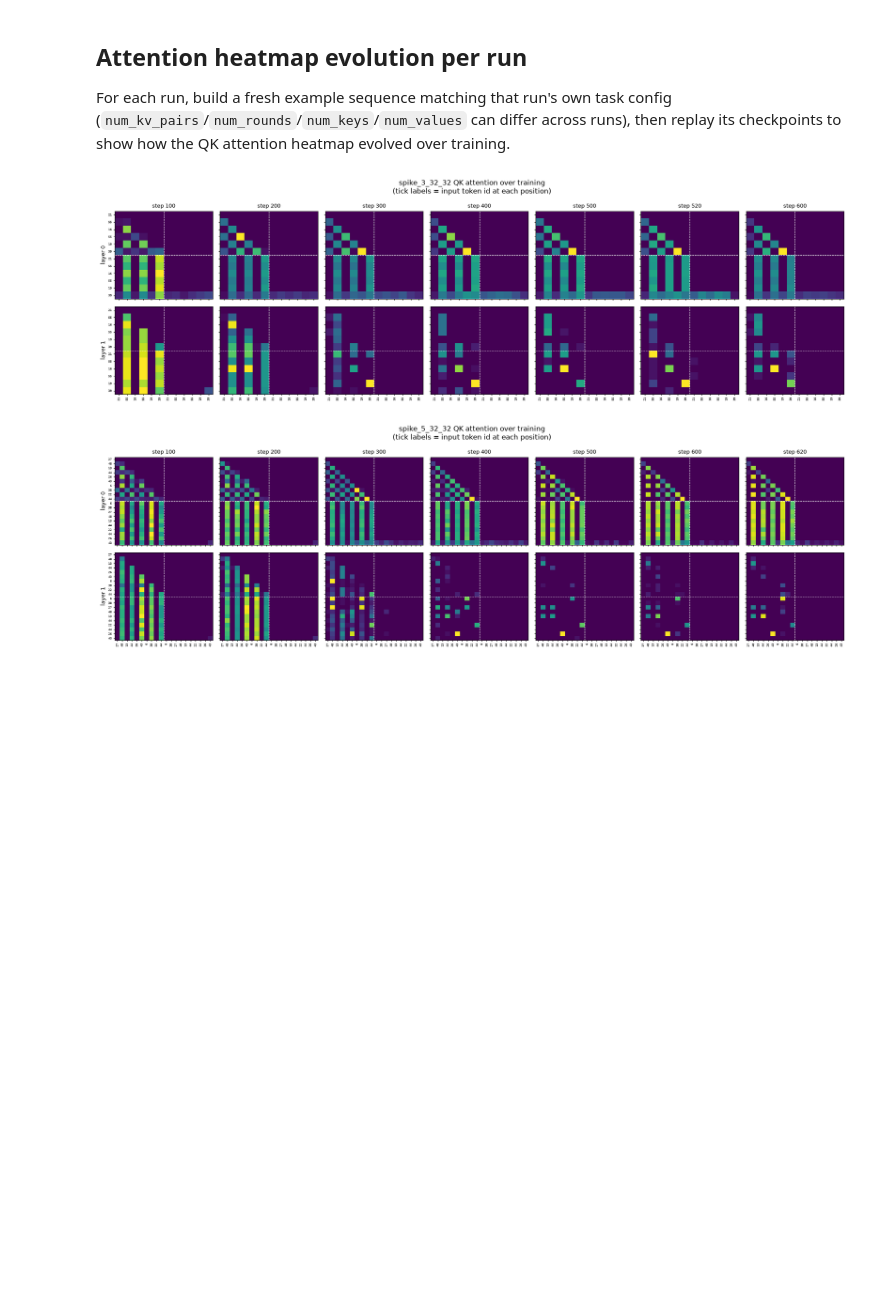
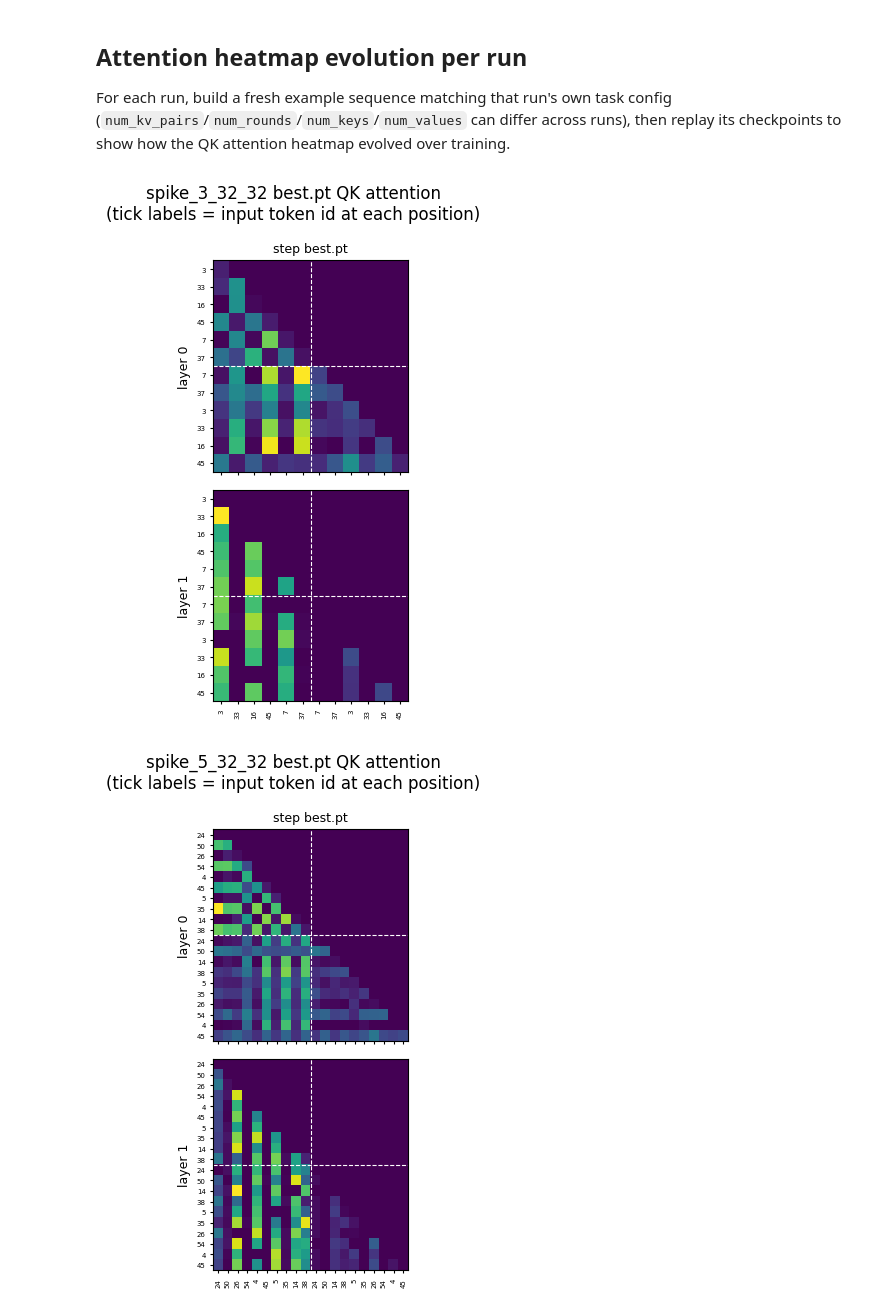
Before and after one commit to weichang0307/Spikformer, a Jupyter notebook: analyze.ipynb, the cells around one changed output. Saved outputs shown, nothing was run; the diff lists cells and outputs as text; code cells hidden in the pictures; blank space fills up the shorter version.

```diff
--- a/analyze.ipynb
+++ b/analyze.ipynb
@@ -25,7 +25,7 @@ run_names = [
     "spike_3_32_32",
     "spike_5_32_32",
     "spike_8_32_32",
-    # "spike_16_32_32",
+    "spike_16_32_32",
 ]
 
 device = pick_device()
@@ -51,7 +51,8 @@ def load_run(run_name, runs_dir="runs"):
         checkpoints.append((step, state))
     checkpoints.sort(key=lambda x: x[0])
 
-    return {"config": config, "history": history, "checkpoints": checkpoints}
+    best_state = torch.load(os.path.join(run_dir, "best.pt"), map_location="cpu")
+    return {"config": config, "history": history, "checkpoints": checkpoints, "best_state": best_state}
 
 
 def build_model(config, max_len, vocab_sz):
@@ -59,6 +60,8 @@ def build_model(config, max_len, vocab_sz):
         return SpikingTransformer(
             vocab_sz, dim=config["dim"], depth=config["depth"],
             num_heads=config["num_heads"], T=config["T"], max_len=max_len,
+            norm_type=config.get("norm_type", "l1"),
+            encoder_type=config.get("encoder_type", "identity"),
         )
     if config["model_type"] == "vanilla":
         return VanillaTransformer(
@@ -94,23 +97,27 @@ checkpoints to show how the QK attention heatmap evolved over training.
 # %%
 from IPython.display import display
 
 figs = {}
 for name, r in runs.items():
     config = r["config"]
     V = vocab_size(config["num_keys"], config["num_values"])
     L = seq_len(config["num_kv_pairs"], config["num_rounds"])
 
-    model = build_model(config, max_len=L, vocab_sz=V).to(device)
+    checkpoint_max_len = r["best_state"]["pos_embed"].shape[1]
+    if checkpoint_max_len != L:
+        print(f"{name}: config sequence length {L} differs from checkpoint positional embedding length {checkpoint_max_len}; using checkpoint length")
+    model = build_model(config, max_len=checkpoint_max_len, vocab_sz=V).to(device)
     example_seq = generate_batch(
         1, config["num_kv_pairs"], config["num_rounds"],
         config["num_keys"], config["num_values"], device=device,
     )
 
     figs[name] = checkpoint_attn_grid(
-        model, r["checkpoints"], example_seq, f"{name} QK attention over training",
+        model, [("best.pt", r["best_state"])], example_seq,
+        f"{name} best.pt QK attention",
         num_kv_pairs=config["num_kv_pairs"],
     )
     display(figs[name])
 # %% [output]
-[figure, old version]
+[figure, new version]
-[figure, old version]
+[figure, new version]
```
Also changed, not shown: parts of 5 cells of this notebook, 7 other files.
